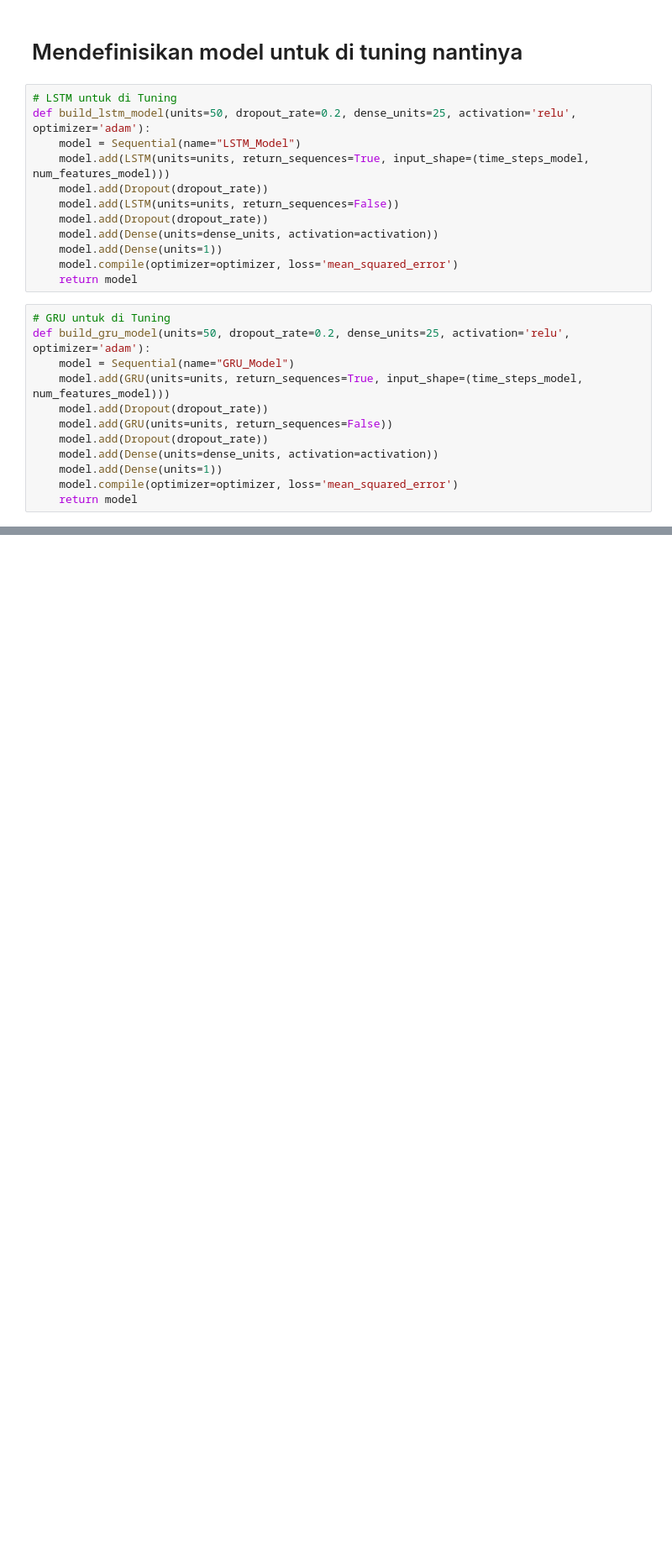
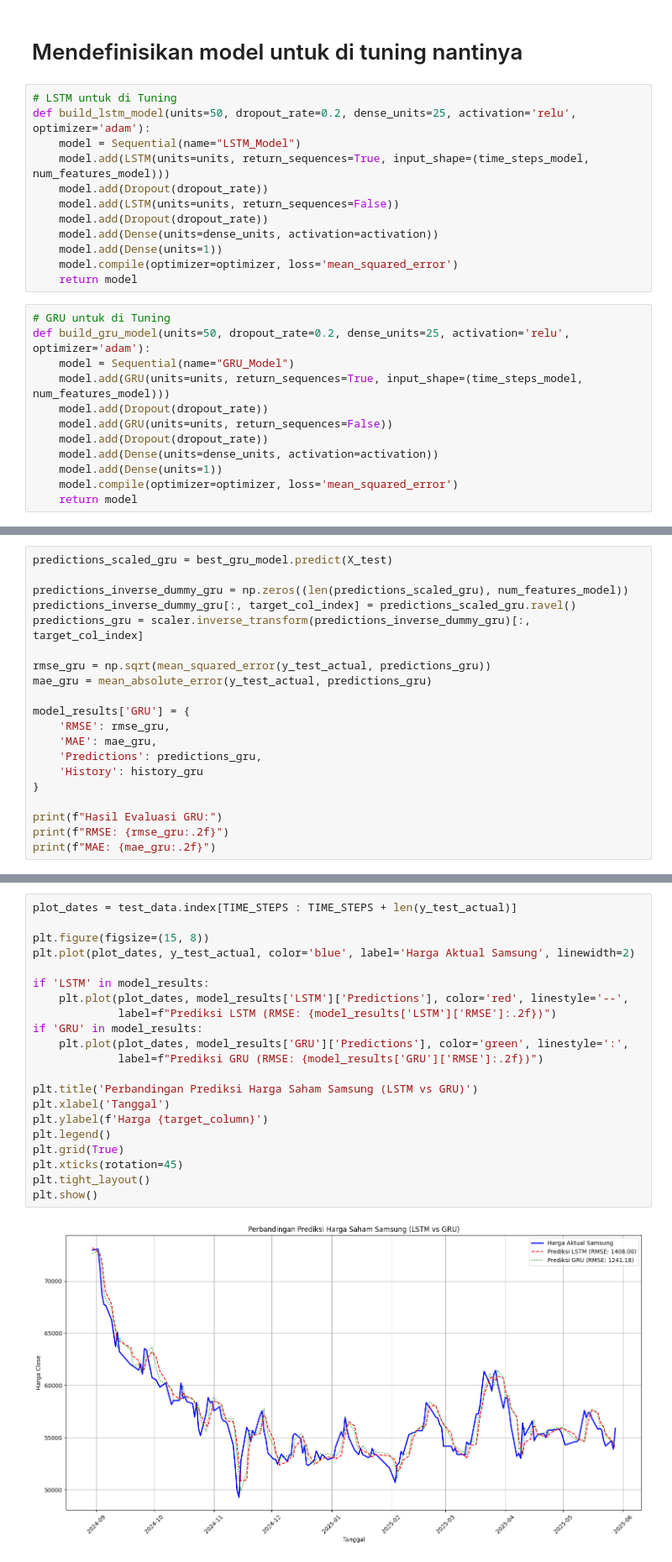
Before and after one commit to ulung3ko/deep-learning-assignment-hyperparameter-tuning, a Jupyter notebook: hyperparameter_tuning.ipynb, the cells around one changed output, grey strips where cells are left out. Shown at 84% size. Drawn from its saved outputs; the diff is of its cells as text; blank space fills up the shorter version.

Commit message:
Hyperparameter tuning dan Evaluasi

```diff
--- a/hyperparameter_tuning.ipynb
+++ b/hyperparameter_tuning.ipynb
@@ -215,0 +430,20 @@ Hyperparameter yang didefinisikan:
+# %%
+predictions_scaled_gru = best_gru_model.predict(X_test)
+
+predictions_inverse_dummy_gru = np.zeros((len(predictions_scaled_gru), num_features_model))
+predictions_inverse_dummy_gru[:, target_col_index] = predictions_scaled_gru.ravel()
+predictions_gru = scaler.inverse_transform(predictions_inverse_dummy_gru)[:, target_col_index]
+
+rmse_gru = np.sqrt(mean_squared_error(y_test_actual, predictions_gru))
+mae_gru = mean_absolute_error(y_test_actual, predictions_gru)
+
+model_results['GRU'] = {
+    'RMSE': rmse_gru,
+    'MAE': mae_gru,
+    'Predictions': predictions_gru,
+    'History': history_gru
+}
+
+print(f"Hasil Evaluasi GRU:")
+print(f"RMSE: {rmse_gru:.2f}")
+print(f"MAE: {mae_gru:.2f}")
@@ -215,0 +470,23 @@ Hyperparameter yang didefinisikan:
+# %%
+plot_dates = test_data.index[TIME_STEPS : TIME_STEPS + len(y_test_actual)]
+
+plt.figure(figsize=(15, 8))
+plt.plot(plot_dates, y_test_actual, color='blue', label='Harga Aktual Samsung', linewidth=2)
+
+if 'LSTM' in model_results:
+    plt.plot(plot_dates, model_results['LSTM']['Predictions'], color='red', linestyle='--',
+             label=f"Prediksi LSTM (RMSE: {model_results['LSTM']['RMSE']:.2f})")
+if 'GRU' in model_results:
+    plt.plot(plot_dates, model_results['GRU']['Predictions'], color='green', linestyle=':',
+             label=f"Prediksi GRU (RMSE: {model_results['GRU']['RMSE']:.2f})")
+
+plt.title('Perbandingan Prediksi Harga Saham Samsung (LSTM vs GRU)')
+plt.xlabel('Tanggal')
+plt.ylabel(f'Harga {target_column}')
+plt.legend()
+plt.grid(True)
+plt.xticks(rotation=45)
+plt.tight_layout()
+plt.show()
+# %% [output]
+[figure, added]
```
Also changed, not shown: parts of 22 cells of this notebook.
